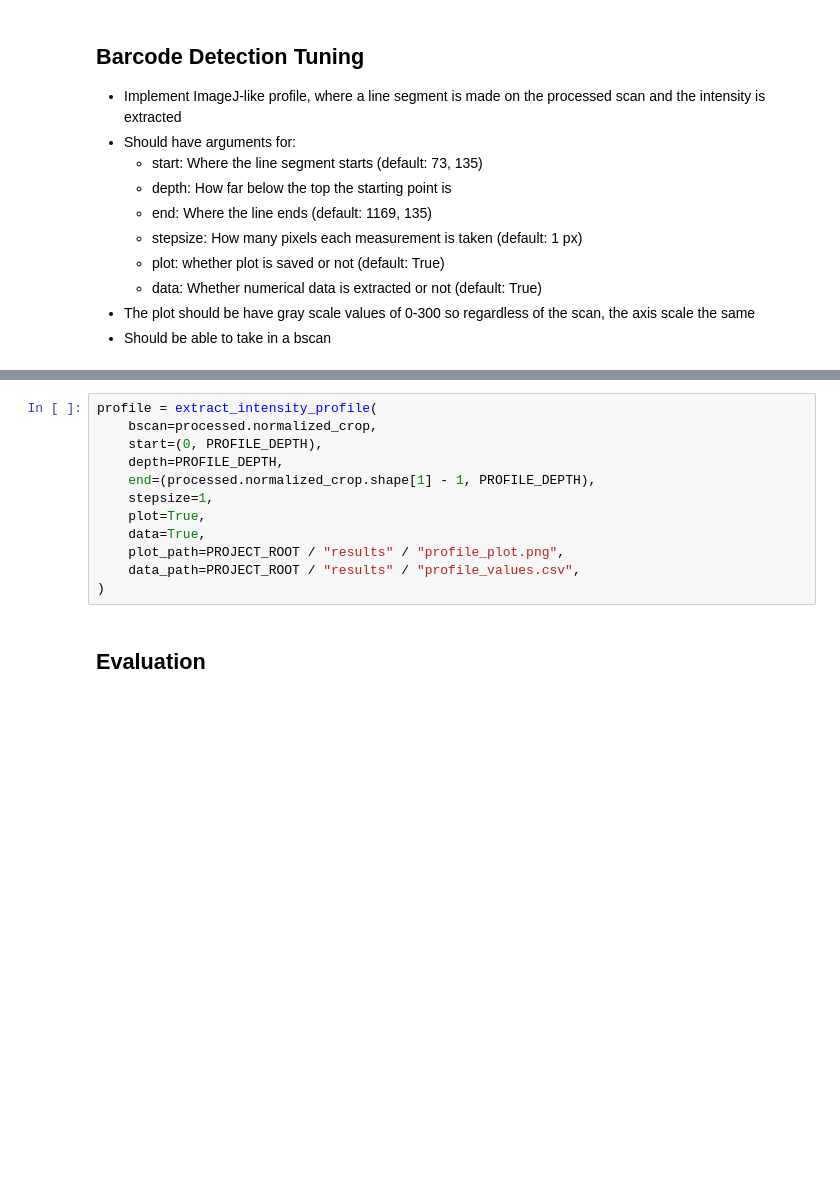
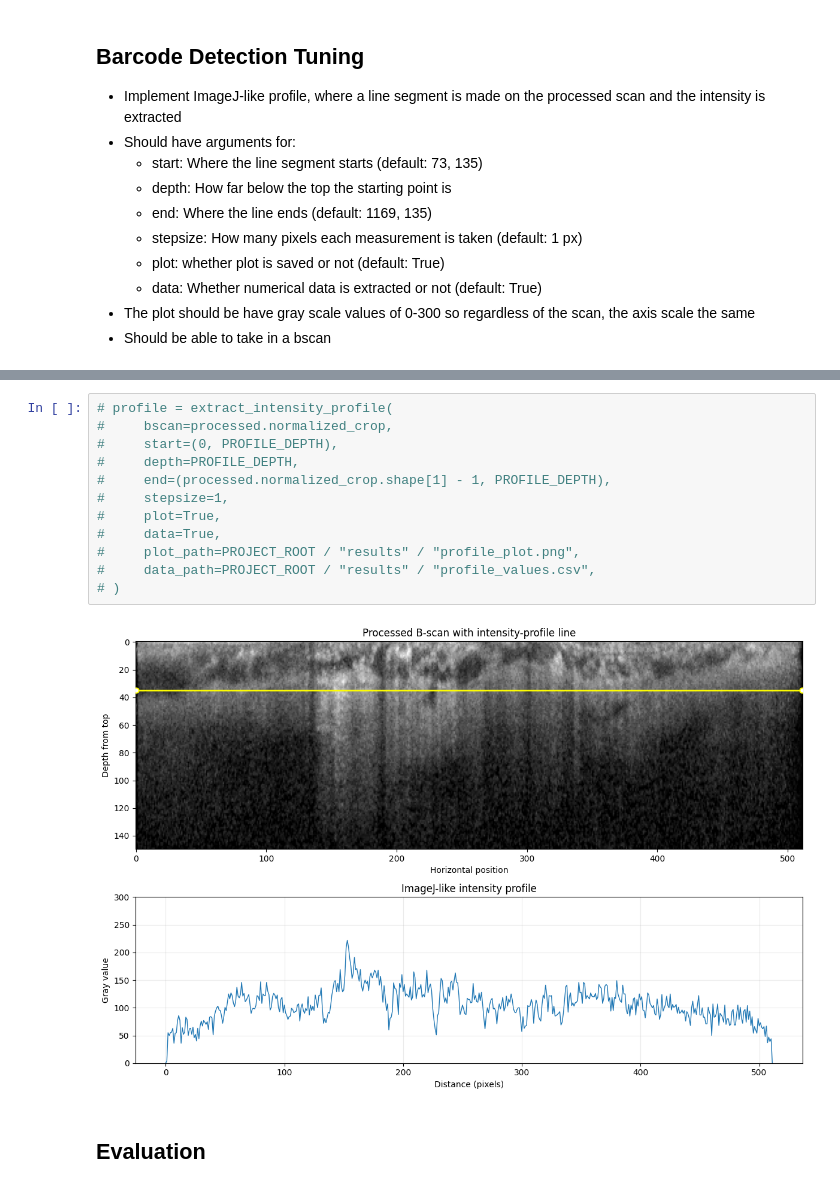
Before and after one commit to JonathanMa03/barcoding-amd, a Jupyter notebook: notebooks/automated_barcode.ipynb, the cells around one changed output, grey strips where cells are left out. Drawn from its saved outputs; the diff is of its cells as text; blank space fills up the shorter version.

```diff
--- a/notebooks/automated_barcode.ipynb
+++ b/notebooks/automated_barcode.ipynb
@@ -271,15 +287,17 @@ print(profile.profile_data[:10])
 # %%
-profile = extract_intensity_profile(
-    bscan=processed.normalized_crop,
-    start=(0, PROFILE_DEPTH),
-    depth=PROFILE_DEPTH,
-    end=(processed.normalized_crop.shape[1] - 1, PROFILE_DEPTH),
-    stepsize=1,
-    plot=True,
-    data=True,
-    plot_path=PROJECT_ROOT / "results" / "profile_plot.png",
-    data_path=PROJECT_ROOT / "results" / "profile_values.csv",
-)
+# profile = extract_intensity_profile(
+#     bscan=processed.normalized_crop,
+#     start=(0, PROFILE_DEPTH),
+#     depth=PROFILE_DEPTH,
+#     end=(processed.normalized_crop.shape[1] - 1, PROFILE_DEPTH),
+#     stepsize=1,
+#     plot=True,
+#     data=True,
+#     plot_path=PROJECT_ROOT / "results" / "profile_plot.png",
+#     data_path=PROJECT_ROOT / "results" / "profile_values.csv",
+# )
+# %% [output]
+[figure, added]
 # %% [markdown]
 ## Evaluation
 # %% [markdown]
```
Also changed, not shown: parts of 3 cells of this notebook, 1 other file.
